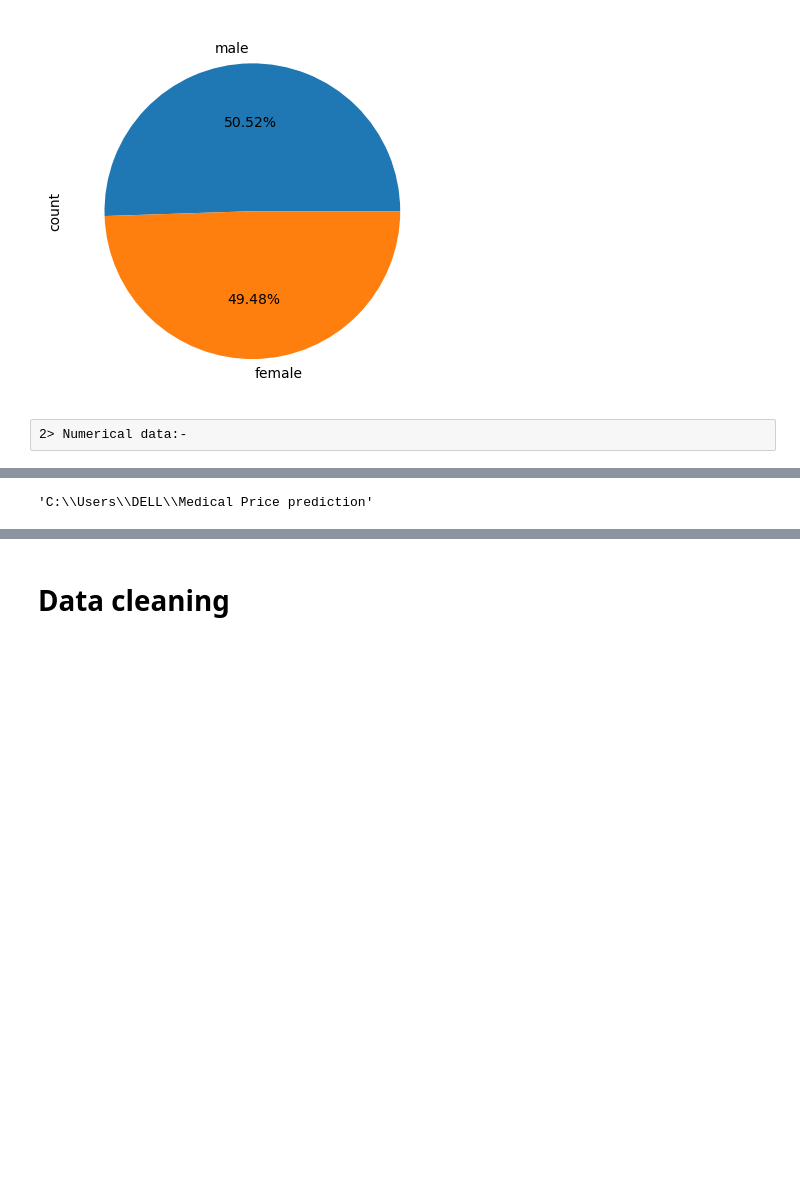
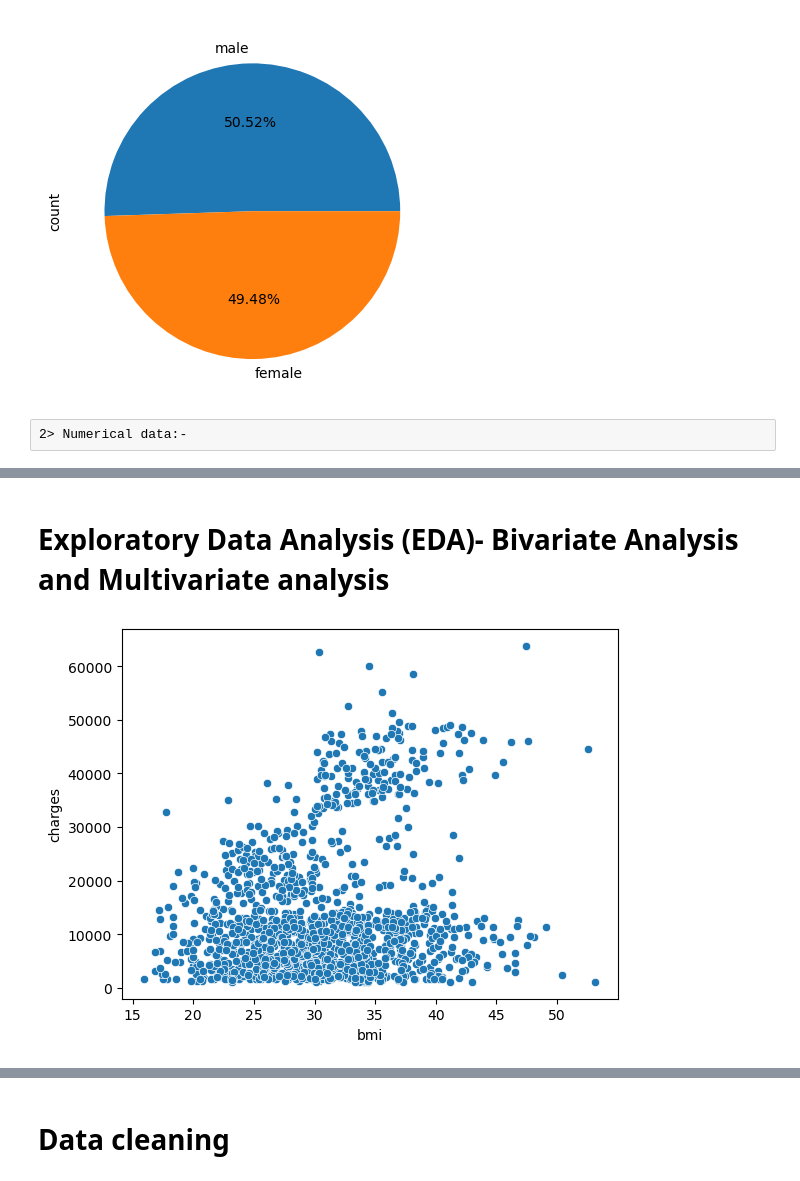
Before and after one commit to Abhinav145/Medical_price_prediction, a Jupyter notebook: Untitled.ipynb, the cells around one changed output, grey strips where cells are left out. Saved outputs shown, nothing was run; the diff lists cells and outputs as text; code cells hidden in the pictures; blank space fills up the shorter version.

Commit message:
bivaritate analysis

```diff
--- a/Untitled.ipynb
+++ b/Untitled.ipynb
@@ -98,4 +152,7 @@ plt.show()
+# %% [markdown]
+ # Exploratory Data Analysis (EDA)- Bivariate Analysis and Multivariate analysis
 # %%
-pwd!
+sns.scatterplot(x=data['bmi'], y=data['charges'])
+plt.show()
 # %% [output]
-'C:\\Users\\DELL\\Medical Price prediction'
+[figure, added]
```
Also changed, not shown: parts of 8 cells of this notebook.
